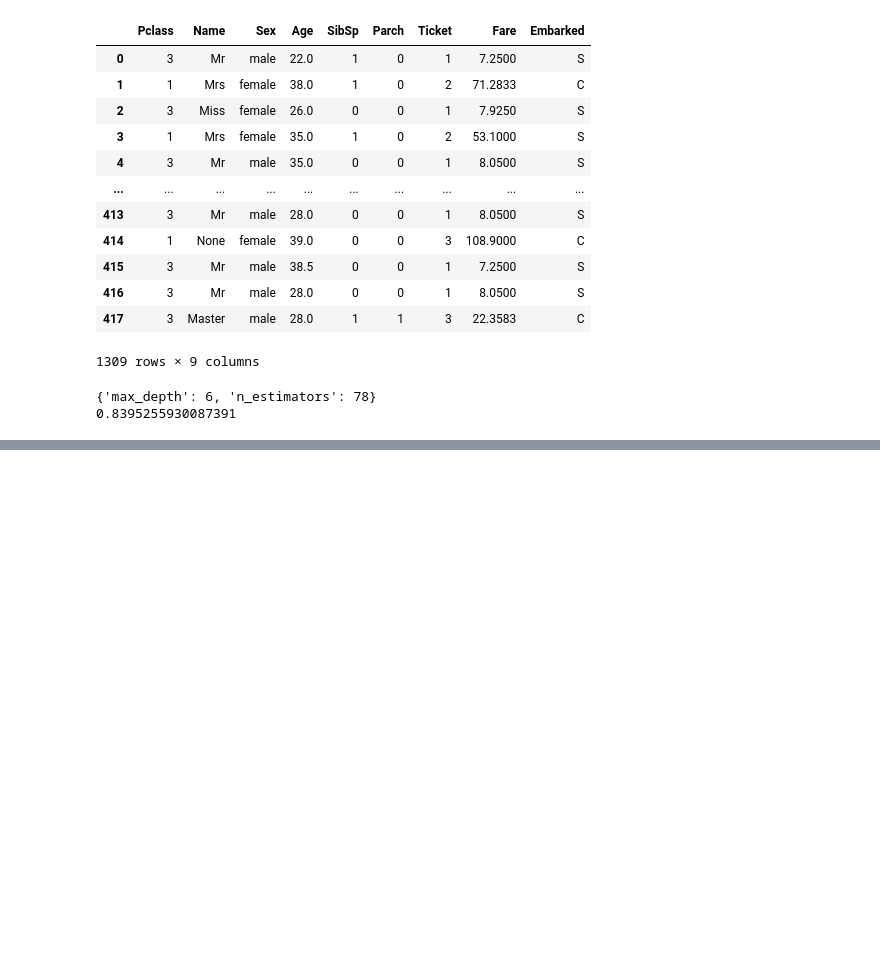
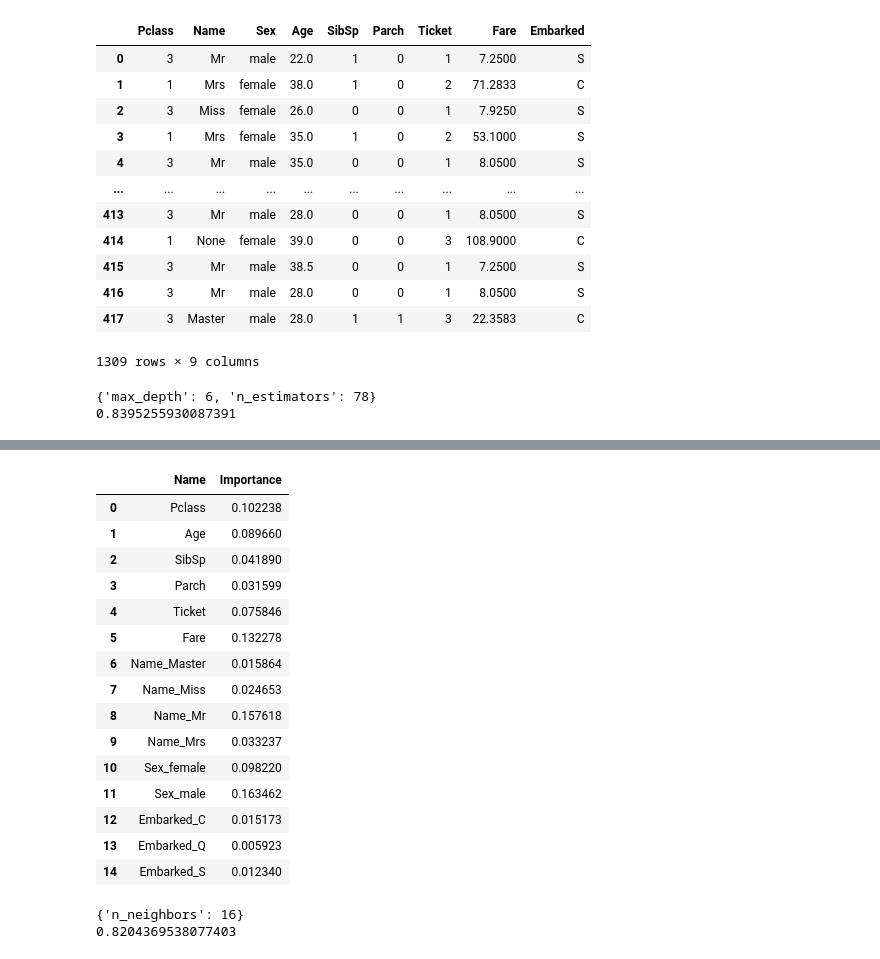
Before and after one commit to AcerPing/AceTibaMe, a Jupyter notebook: titanic.ipynb, the cells around one changed output, grey strips where cells are left out. Drawn from its saved outputs; the diff is of its cells as text; code cells hidden in the pictures; blank space fills up the shorter version.

```diff
--- a/titanic.ipynb
+++ b/titanic.ipynb
@@ -171,0 +172,8 @@ print(np.average(scores))
+# %%
+clf = RandomForestClassifier(n_estimators=77,max_depth=7)
+clf.fit(x_train,y_train)
+pre = clf.predict(x_test)
+df = pd.DataFrame({"PassengerID":test_df["PassengerId"],
+          "Survived":pre})
+df.to_csv("titanic_rf.csv",encoding="utf-8",index=False)
+df
@@ -171,0 +194,22 @@ print(np.average(scores))
+# %%
+pd.DataFrame({
+    "Name":datas.columns,
+    "Importance":clf.feature_importances_
+})
+# %% [output]
+|  | Name | Importance |
+| 0 | Pclass | 0.102238 |
+| 1 | Age | 0.089660 |
+| 2 | SibSp | 0.041890 |
+| 3 | Parch | 0.031599 |
+| 4 | Ticket | 0.075846 |
+| 5 | Fare | 0.132278 |
+| 6 | Name_Master | 0.015864 |
+| 7 | Name_Miss | 0.024653 |
+| 8 | Name_Mr | 0.157618 |
+| 9 | Name_Mrs | 0.033237 |
+| 10 | Sex_female | 0.098220 |
+| 11 | Sex_male | 0.163462 |
+| 12 | Embarked_C | 0.015173 |
+| 13 | Embarked_Q | 0.005923 |
+| 14 | Embarked_S | 0.012340 |
@@ -171,0 +223,11 @@ print(np.average(scores))
+# %%
+from sklearn.neighbors import KNeighborsClassifier
+clf = KNeighborsClassifier()
+params = {"n_neighbors":range(5,100)}
+search = GridSearchCV(clf,params,cv=10,n_jobs=-1)
+search.fit(x_train_scale,y_train)
+print(search.best_params_)
+print(search.best_score_)
+# %% [output]
+{'n_neighbors': 16}
+0.8204369538077403
```
Also changed, not shown: parts of 4 cells of this notebook.
